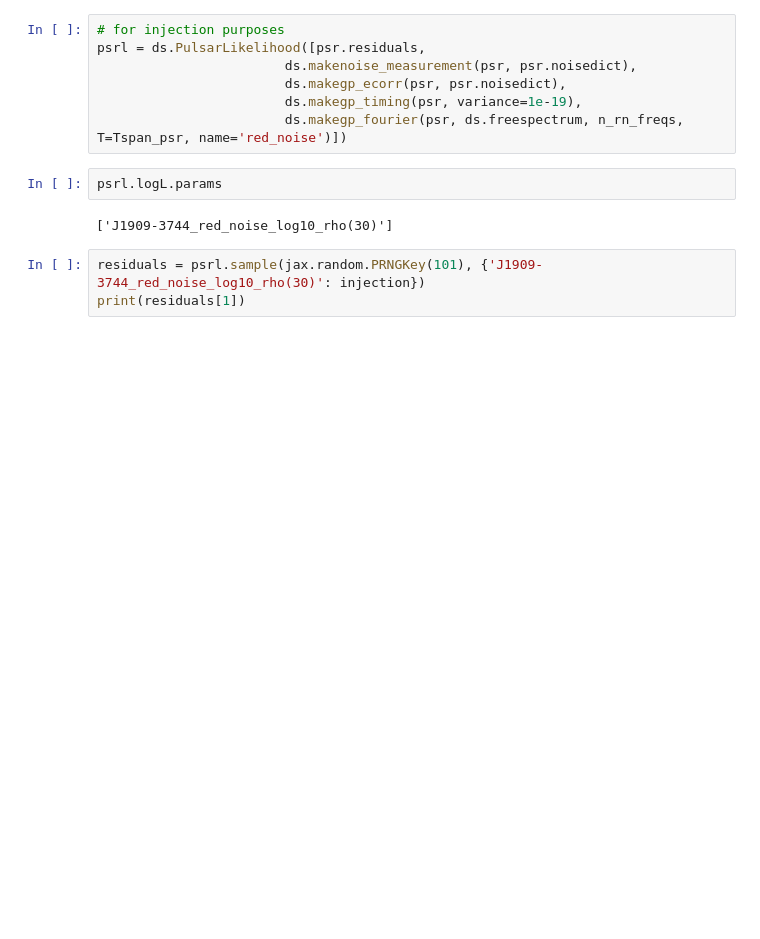
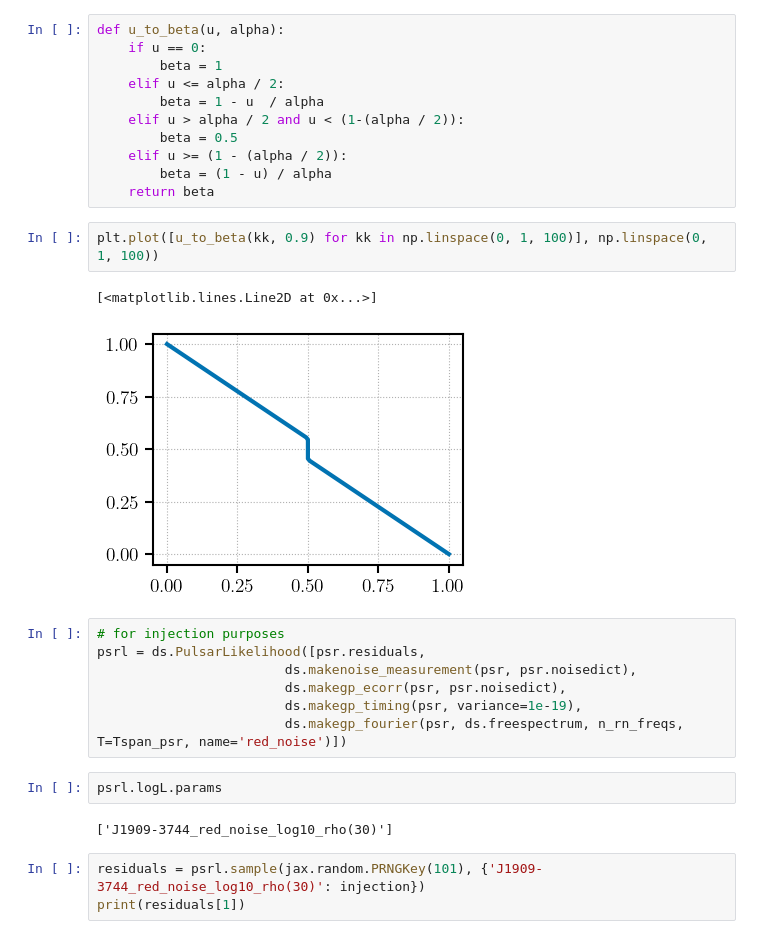
Before and after one commit to meyers-academic/flexible_pta_spectral_models, a Jupyter notebook: notebooks/rn_single_pulsar_broken_powerlaw_javier_sampling.ipynb, the cells around one changed output. Drawn from its saved outputs; the diff is of its cells as text; blank space fills up the shorter version.

```diff
--- a/notebooks/rn_single_pulsar_broken_powerlaw_javier_sampling.ipynb
+++ b/notebooks/rn_single_pulsar_broken_powerlaw_javier_sampling.ipynb
@@ -50,3 +73,19 @@ n_rn_freqs = 30
+# %%
+def u_to_beta(u, alpha):
+    if u == 0:
+        beta = 1
+    elif u <= alpha / 2:
+        beta = 1 - u  / alpha
+    elif u > alpha / 2 and u < (1-(alpha / 2)):
+        beta = 0.5
+    elif u >= (1 - (alpha / 2)):
+        beta = (1 - u) / alpha
+    return beta
+# %%
+plt.plot([u_to_beta(kk, 0.9) for kk in np.linspace(0, 1, 100)], np.linspace(0, 1, 100))
+# %% [output]
+[<matplotlib.lines.Line2D at 0x...>]
+[figure, added]
 # %%
 # for injection purposes
 psrl = ds.PulsarLikelihood([psr.residuals,
```
Also changed, not shown: parts of 53 cells of this notebook, 1 other file.
